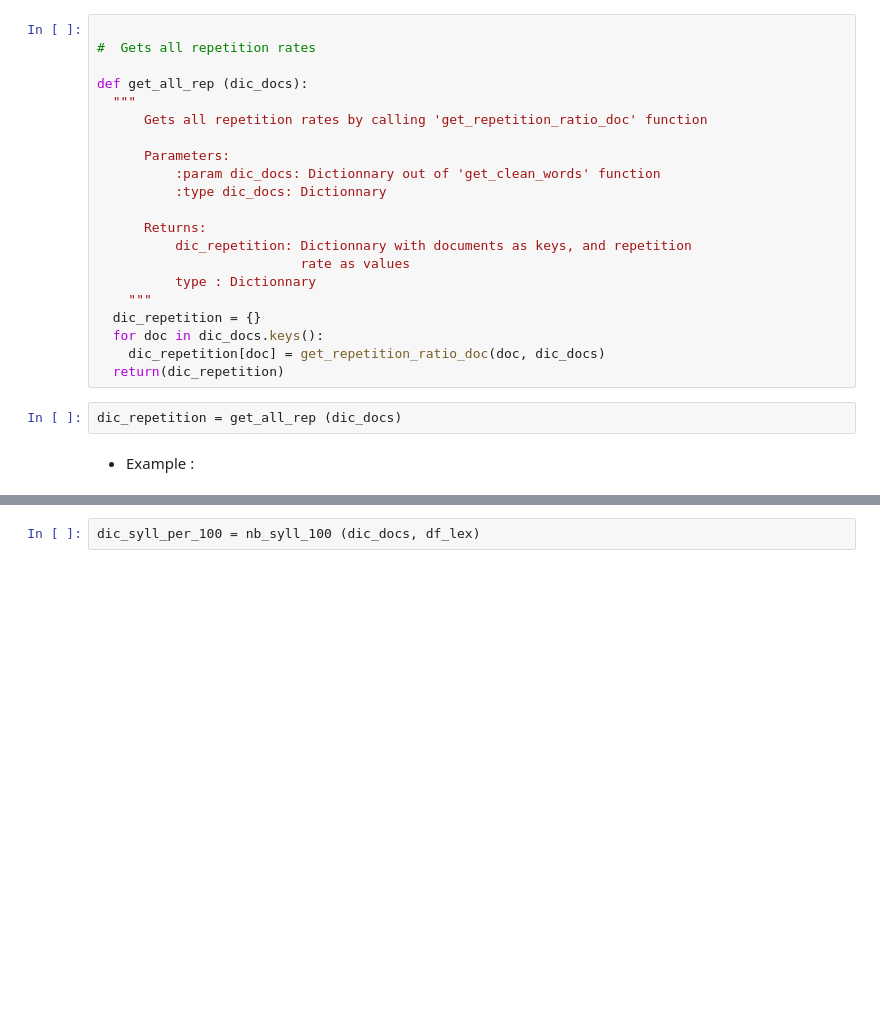
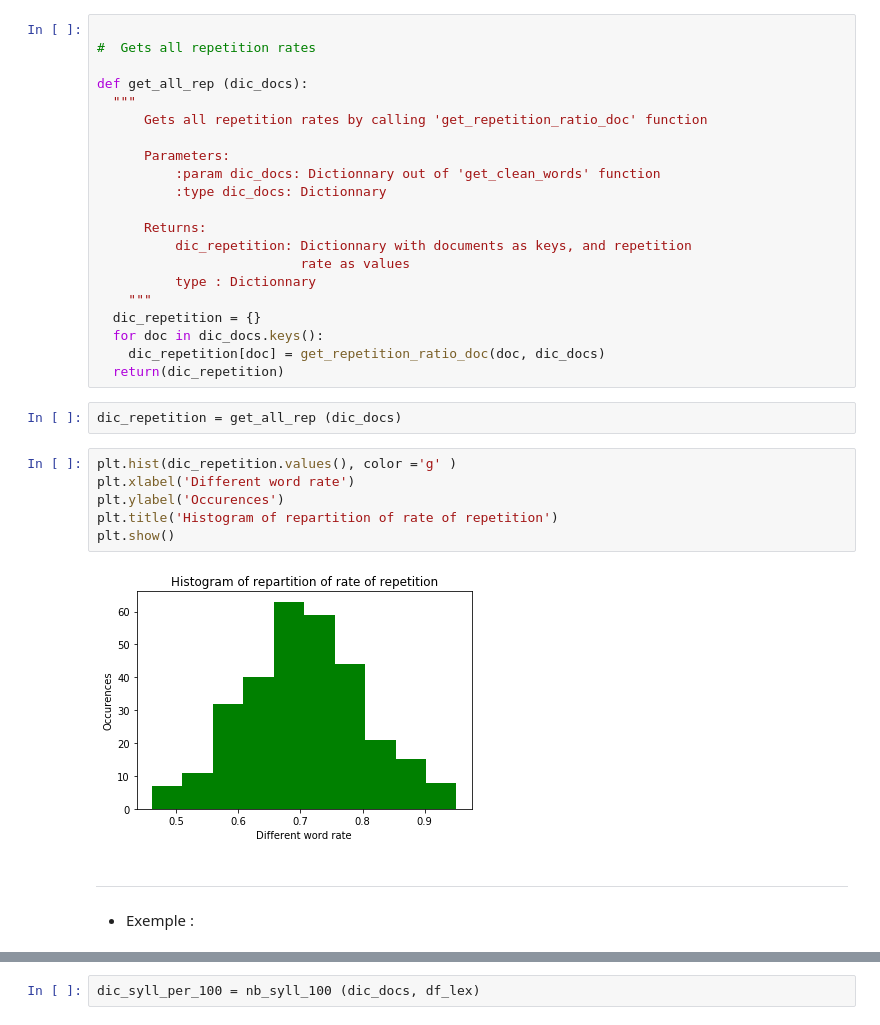
Before and after one commit to vincentnam/Project-Archean, a Jupyter notebook: ChallengeM2SID_2019.ipynb, the cells around one changed output, grey strips where cells are left out. Saved outputs shown, nothing was run; the diff lists cells and outputs as text; blank space fills up the shorter version.

```diff
--- a/ChallengeM2SID_2019.ipynb
+++ b/ChallengeM2SID_2019.ipynb
@@ -877,8 +1105,21 @@ def get_all_rep (dic_docs):
   return(dic_repetition)
 # %%
 dic_repetition = get_all_rep (dic_docs)
+# %%
+plt.hist(dic_repetition.values(), color ='g' )
+plt.xlabel('Different word rate')
+plt.ylabel('Occurences')
+plt.title('Histogram of repartition of rate of repetition')
+plt.show()
+# %% [output]
+[figure, added]
 # %% [markdown]
-*   Example :
+
+
+---
+
+
+*   Exemple :
 # %%
 # Example on video 226_6 : Cyrano de Bergerac
 
```
Also changed, not shown: parts of 113 cells of this notebook.
